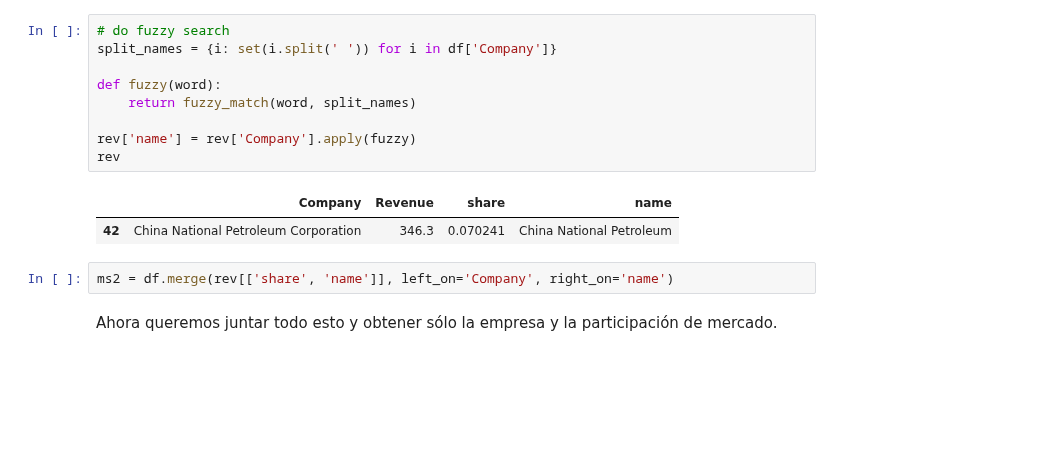
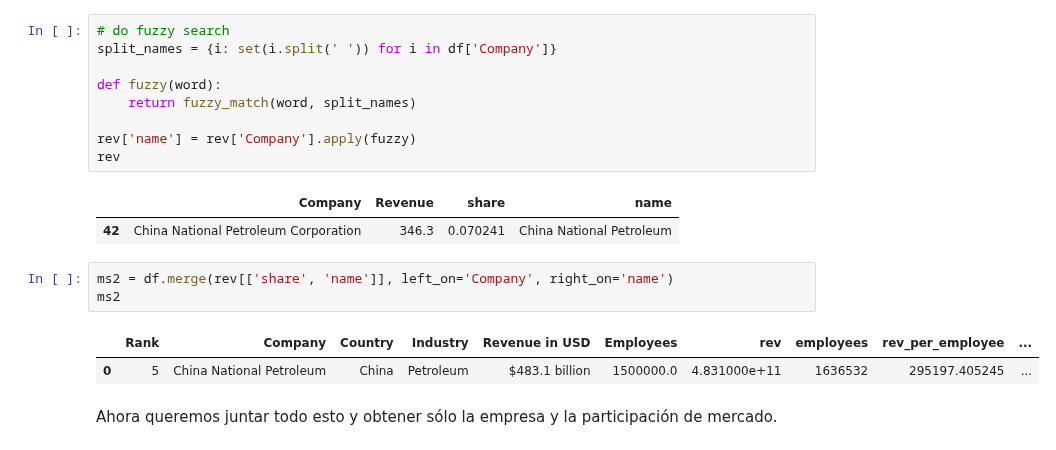
Before and after one commit to rubuntu/uaa-417-sistemas-de-gestion-de-bases-de-datos-avanzados, a Jupyter notebook: 10_Data_Munging.ipynb, the cells around one changed output. Cells and saved outputs as stored; diff of their text form; blank space fills up the shorter version.

```diff
--- a/10_Data_Munging.ipynb
+++ b/10_Data_Munging.ipynb
@@ -814,6 +794,10 @@ rev
 | 42 | China National Petroleum Corporation | 346.3 | 0.070241 | China National Petroleum |
 # %%
 ms2 = df.merge(rev[['share', 'name']], left_on='Company', right_on='name')
+ms2
+# %% [output]
+|  | Rank | Company | Country | Industry | Revenue in USD | Employees | rev | employees | rev_per_employee | ... |
+| 0 | 5 | China National Petroleum | China | Petroleum | $483.1 billion | 1500000.0 | 4.831000e+11 | 1636532 | 295197.405245 | ... |
 # %% [markdown]
 Ahora queremos juntar todo esto y obtener sólo la empresa y la participación de mercado.
 # %%
```
Also changed, not shown: parts of 9 cells of this notebook.
